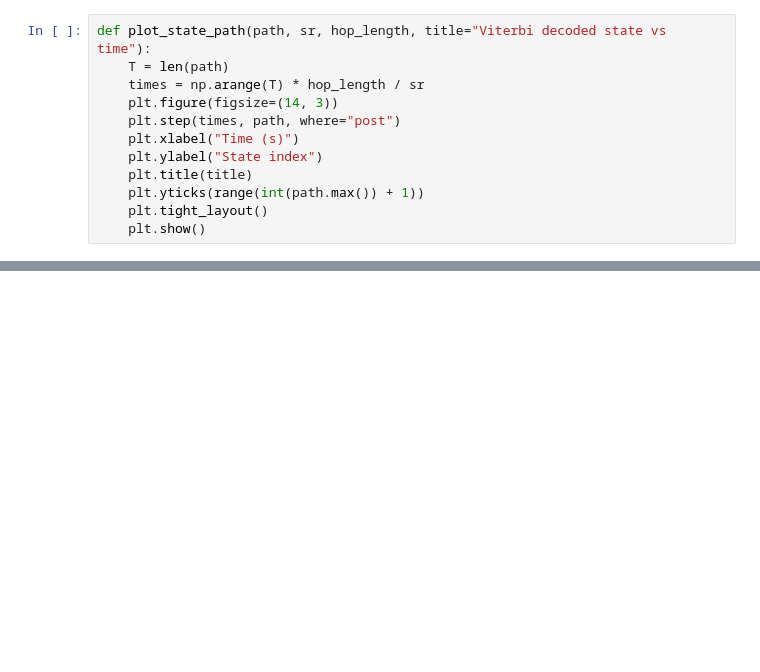
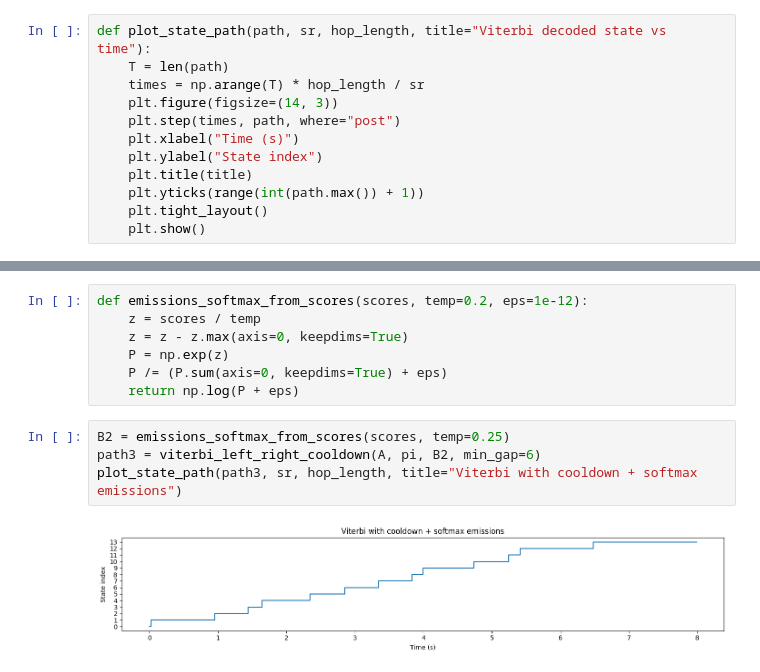
Before and after one commit to schakk34/piano_accuracy, a Jupyter notebook: HMM.ipynb, the cells around one changed output, grey strips where cells are left out. Drawn from its saved outputs; the diff is of its cells as text; blank space fills up the shorter version.

```diff
--- a/HMM.ipynb
+++ b/HMM.ipynb
@@ -267,0 +340,13 @@ plot_state_path(path, sr, hop_length)
+# %%
+def emissions_softmax_from_scores(scores, temp=0.2, eps=1e-12):
+    z = scores / temp
+    z = z - z.max(axis=0, keepdims=True)
+    P = np.exp(z)
+    P /= (P.sum(axis=0, keepdims=True) + eps)
+    return np.log(P + eps)
+# %%
+B2 = emissions_softmax_from_scores(scores, temp=0.25)
+path3 = viterbi_left_right_cooldown(A, pi, B2, min_gap=6)
+plot_state_path(path3, sr, hop_length, title="Viterbi with cooldown + softmax emissions")
+# %% [output]
+[figure, added]
```
Also changed, not shown: parts of 10 cells of this notebook.
